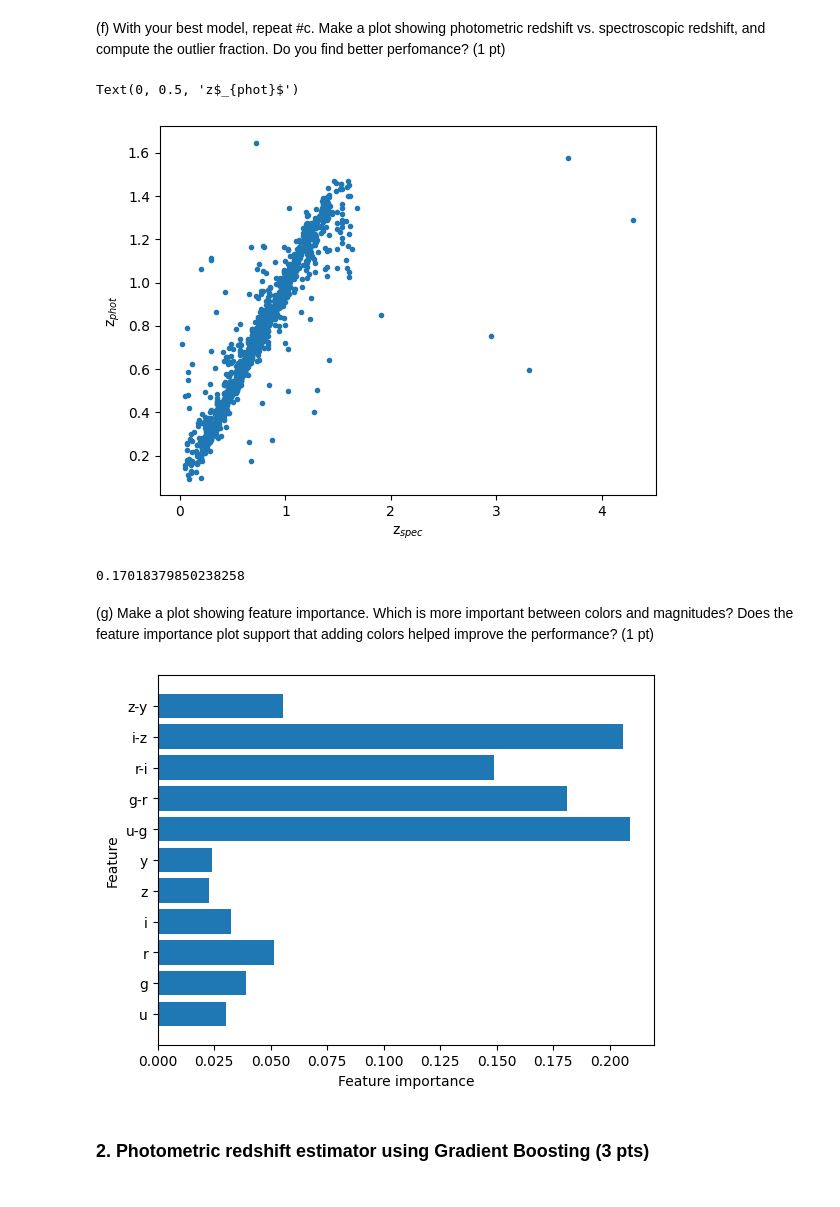
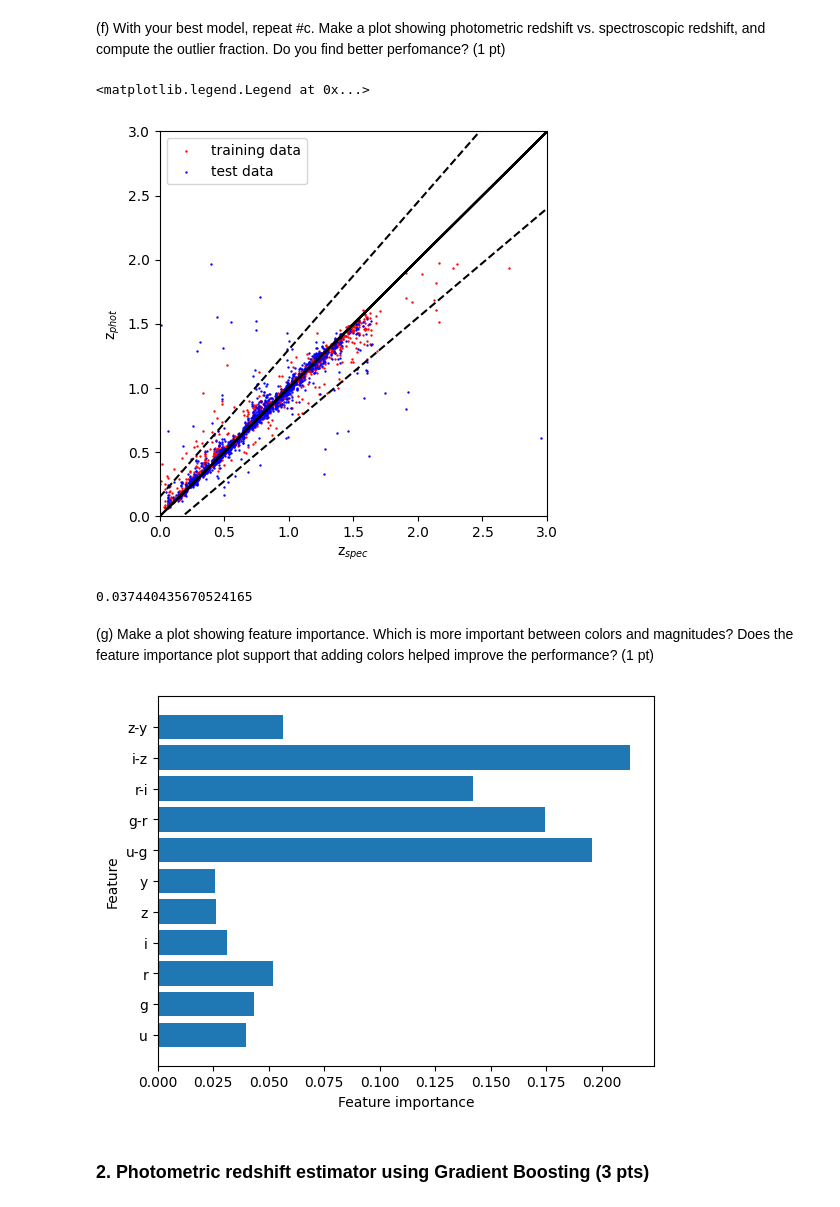
Before and after one commit to SpacialTree/machinelearning-homework, a Jupyter notebook: Homework/HW3/AST7939_homework3.ipynb, the cells around one changed output. Saved outputs shown, nothing was run; the diff lists cells and outputs as text; code cells hidden in the pictures.

```diff
--- a/Homework/HW3/AST7939_homework3.ipynb
+++ b/Homework/HW3/AST7939_homework3.ipynb
@@ -233,30 +248,47 @@ Test score: 0.78
 (f) With your best model, repeat #c. Make a plot showing photometric redshift vs. spectroscopic redshift, and compute the outlier fraction. Do you find better perfomance? (1 pt)
 # %%
 # Same as model above btw
-model = RandomForestRegressor(max_features='sqrt', n_estimators=250, oob_score=True) # Initialize RandomForestRegressor
+fig = plt.figure(figsize=(5,5))
+
+model = RandomForestRegressor(max_features=grid_search.best_params_['max_features'],
+                              n_estimators=grid_search.best_params_['n_estimators'],
+                              oob_score=True) # Initialize RandomForestRegressor
 model.fit(X_train, y_train) # Fit the model on training data
 
+z_phot_train = model.predict(X_train)
+z_spec_train = np.array(y_train)
 z_phot = model.predict(X_test) # using the model from above, predict the redshift for the test data
 z_spec = np.array(y_test) # the true redshifts from spectroscopy
 
+redshifts = np.linspace(0, 3.0, num=10)
+outlier_plus = redshifts + 0.15*(1+redshifts)
+outlier_minus = redshifts - 0.15*(1+redshifts)
+
 # Plot and compare
-plt.scatter(z_spec, z_phot, marker='.')
+plt.scatter(z_spec_train, z_phot_train, 2, marker='.', label='training data', color='red')
+plt.scatter(z_spec, z_phot, 2, marker='.', label='test data', color='blue')
+plt.plot(z_spec, z_spec, color='k')
+plt.plot(redshifts, outlier_plus, color='k', linestyle='dashed')
+plt.plot(redshifts, outlier_minus, color='k', linestyle='dashed')
 plt.xlabel('z$_{spec}$')
 plt.ylabel('z$_{phot}$')
+plt.xlim(0, 3)
+plt.ylim(0, 3)
+plt.legend()
 # %% [output]
-Text(0, 0.5, 'z$_{phot}$')
+<matplotlib.legend.Legend at 0x...>
-[figure, old version]
+[figure, new version]
 # %%
 count = 0
 
 for i in range(len(z_phot)):
-    if np.abs(z_phot[i] - z_spec[i]) > 0.15 / (1 + z_spec[i]): # count how many objects $|z_{phot}-z_{spec}| > 0.15/(1+z_{spec})$ is true for
+    if np.abs(z_phot[i] - z_spec[i]) > 0.15 * (1 + z_spec[i]): # count how many objects $|z_{phot}-z_{spec}| > 0.15/(1+z_{spec})$ is true for
         count += 1
 
 eta = count / len(z_phot) # find the fraction of objects its true for
 eta
 # %% [output]
-0.17018379850238258
+0.037440435670524165
 # %% [markdown]
 (g) Make a plot showing feature importance. Which is more important between colors and magnitudes? Does the feature importance plot support that adding colors helped improve the performance? (1 pt)
 # %%
@@ -281,7 +313,7 @@ plot_feature_importances(model_best_rf)
 # Looks like the best model puts much more importance on the colors than the magnitudes,
 # so that supports the idea that adding colors improved the model.
 # %% [output]
-[figure, old version]
+[figure, new version]
 # %% [markdown]
 ### 2. Photometric redshift estimator using Gradient Boosting (3 pts)
 # %% [markdown]
```
Also changed, not shown: parts of 26 cells of this notebook, 1 other file.
